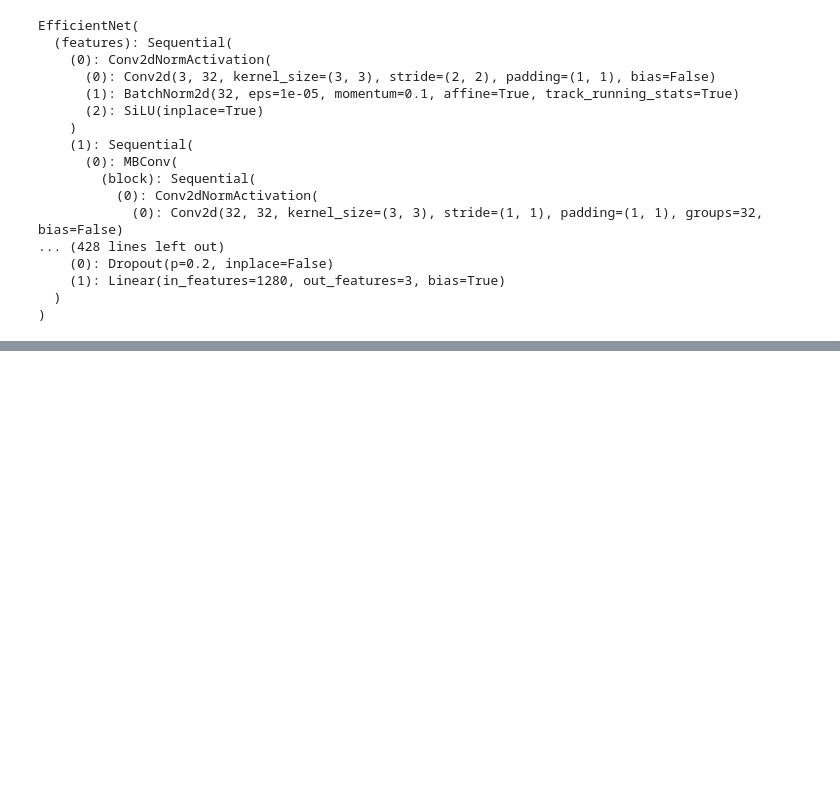
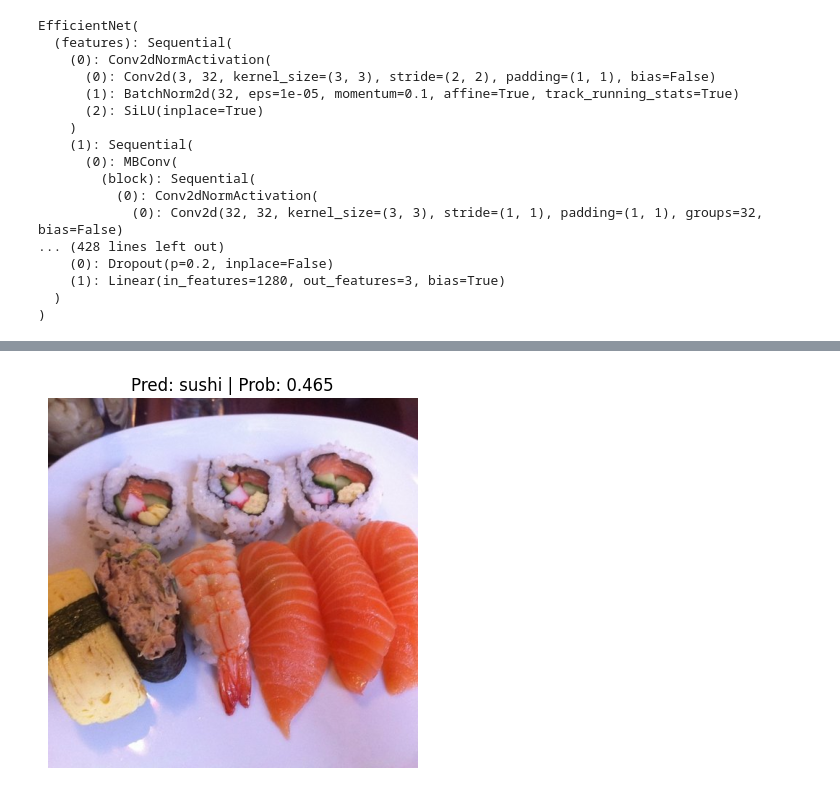
Before and after one commit to LeonardPuettmann/pytorch-deep-learning, a Jupyter notebook: 06_transfer_learning.ipynb, the cells around one changed output, grey strips where cells are left out. Saved outputs shown, nothing was run; the diff lists cells and outputs as text; code cells hidden in the pictures; blank space fills up the shorter version.

Commit message:
Continued with pred

```diff
--- a/06_transfer_learning.ipynb
+++ b/06_transfer_learning.ipynb
@@ -275,0 +327,11 @@ Training took: 82.17609630000001
+# %%
+pred_and_plot_image(
+    model=model,
+    image_path="data/pizza_steak_sushi/test/sushi/479711.jpg",
+    image_size=(224, 224),
+    transform=None,
+    device=device,
+    class_names=class_names
+)
+# %% [output]
+[figure, added]
```
Also changed, not shown: parts of 6 cells of this notebook.
